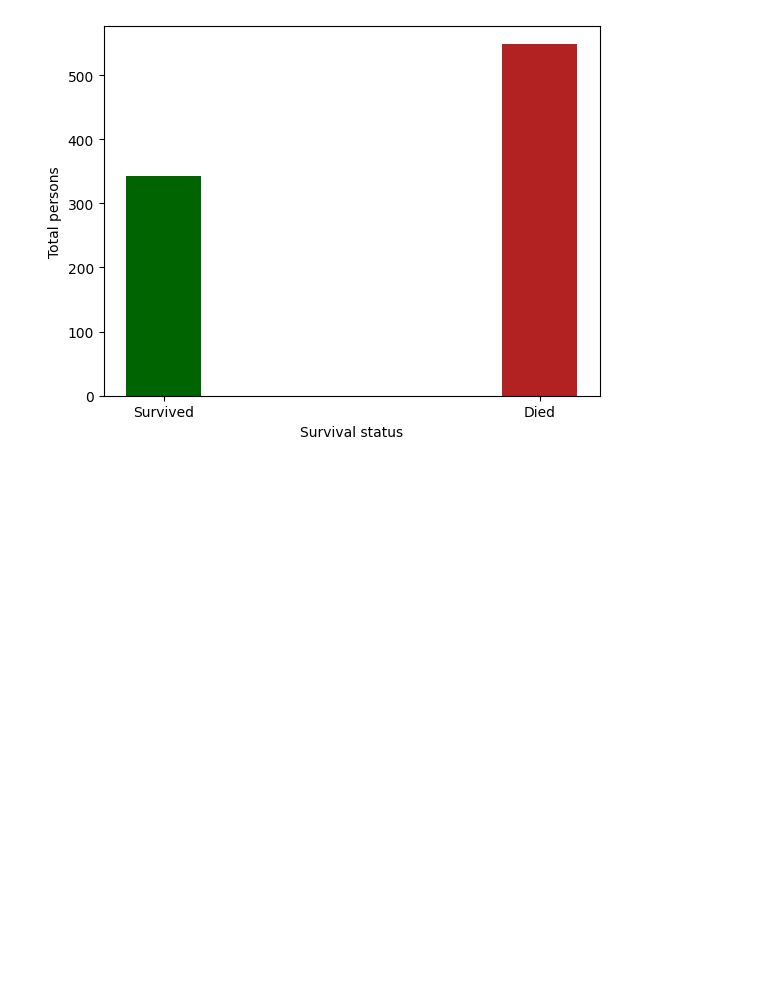
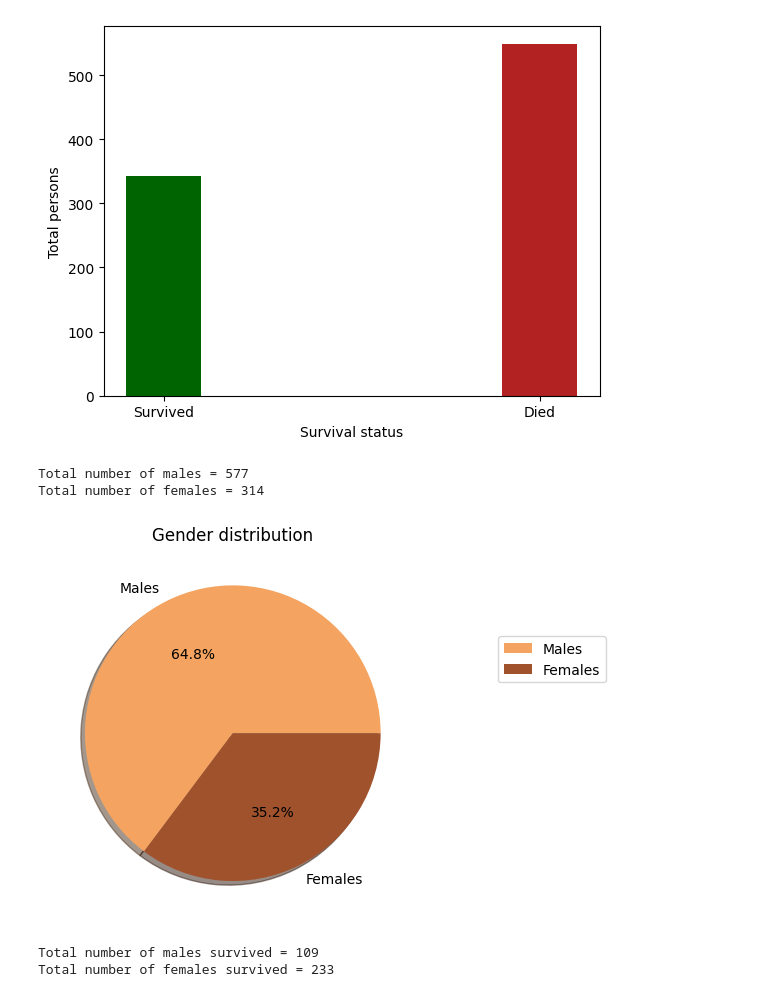
Before and after one commit to hafsatariq18/Titanic-Dataset, a Jupyter notebook: Titanic-Dataset.ipynb, the cells around one changed output. Drawn from its saved outputs; the diff is of its cells as text; code cells hidden in the pictures; blank space fills up the shorter version.

```diff
--- a/Titanic-Dataset.ipynb
+++ b/Titanic-Dataset.ipynb
@@ -24,3 +24,28 @@ plt.ylabel("Total persons")
 plt.show()
 # %% [output]
 [figure]
+# %%
+male_count=(df['Sex']=='male').sum()
+female_count=(df['Sex']=='female').sum()
+print("Total number of males =",male_count)
+print("Total number of females =",female_count)
+# %% [output]
+Total number of males = 577
+Total number of females = 314
+# %%
+colours=["sandybrown","sienna"]
+data={'Males':male_count,'Females':female_count}
+plt.pie(data.values(),labels=data.keys(),shadow=True,colors=colours,autopct='%2.1f%%')
+plt.title("Gender distribution")
+plt.legend(loc="center left",bbox_to_anchor=(1.2,0.7),labels=data.keys())
+plt.show()
+# %% [output]
+[figure, added]
+# %%
+males_survived=((df['Survived']==1) & (df['Sex']=='male')).sum()
+females_survived=((df['Survived']==1) & (df['Sex']=='female')).sum()
+print("Total number of males survived =",males_survived)
+print("Total number of females survived =",females_survived)
+# %% [output]
+Total number of males survived = 109
+Total number of females survived = 233
```
Also changed, not shown: parts of 2 cells of this notebook.
